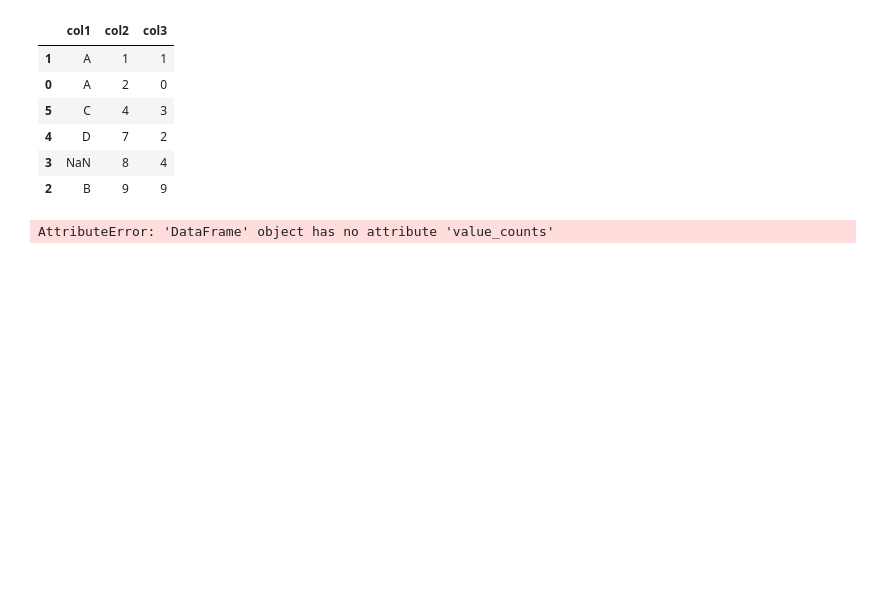
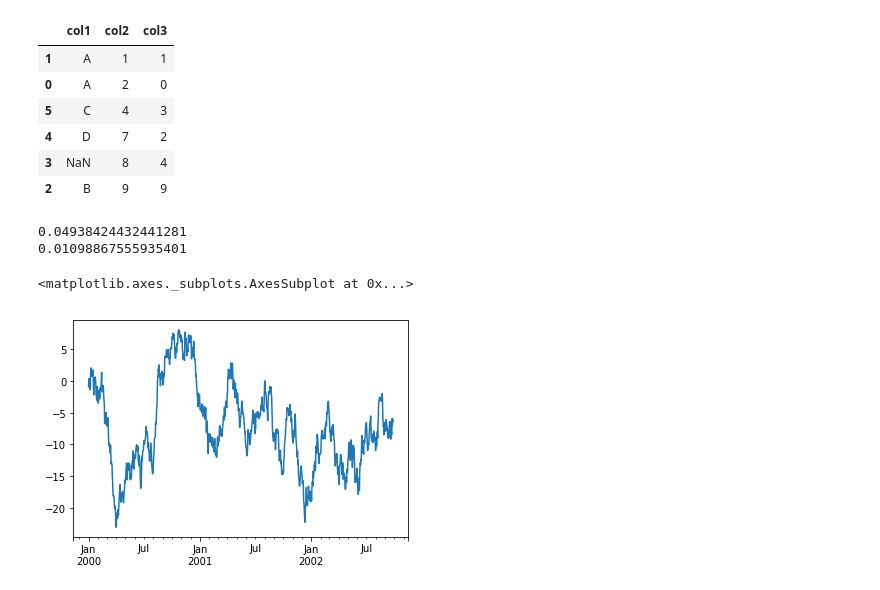
Before and after one commit to DWatkins/MachineLearning, a Jupyter notebook: Assignment1/Sandbox.ipynb, the cells around one changed output. Cells and saved outputs as stored; diff of their text form; code cells hidden in the pictures; blank space fills up the shorter version.

```diff
--- a/Assignment1/Sandbox.ipynb
+++ b/Assignment1/Sandbox.ipynb
@@ -128,9 +141,16 @@ df.sort_values(by=['col2'])
 | 4 | D | 7 | 2 |
 | 3 | NaN | 8 | 4 |
 | 2 | B | 9 | 9 |
-# %%
-t = pd.DataFrame([1,1,1,1,1])
-t.describe()
-t.value_counts()
-# %% [output]
-AttributeError: 'DataFrame' object has no attribute 'value_counts'
+# %%
+print(-(1/181)*np.log2(1/181) - (180/181)*np.log2(180/181))
+print(1 - np.square(1/181) - np.square(180/181))
+# %% [output]
+0.04938424432441281
+0.01098867555935401
+# %%
+ts = pd.Series(np.random.randn(1000), index=pd.date_range('1/1/2000', periods=1000))
+ts = ts.cumsum()
+ts.plot()
+# %% [output]
+<matplotlib.axes._subplots.AxesSubplot at 0x...>
+[figure, added]
```
Also changed, not shown: parts of 7 cells of this notebook, 7 other files.
